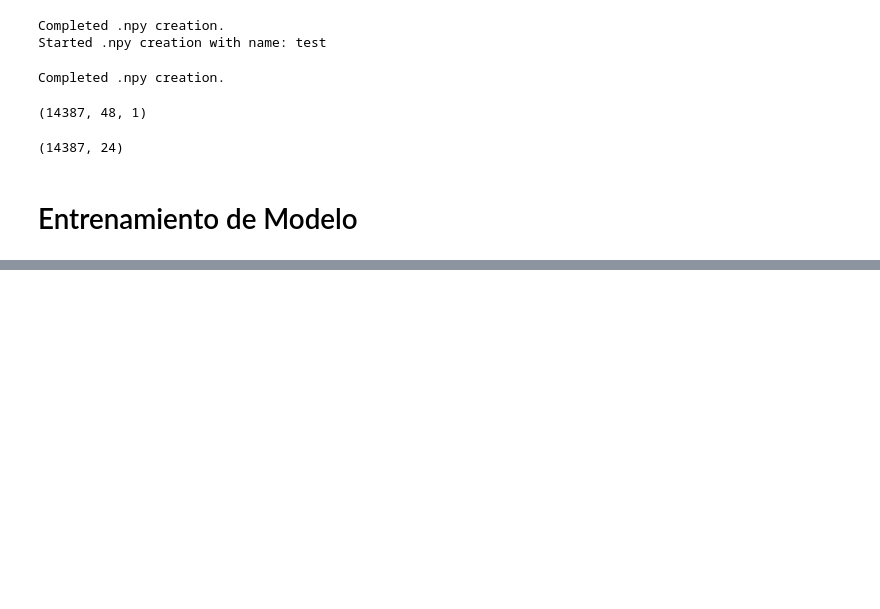
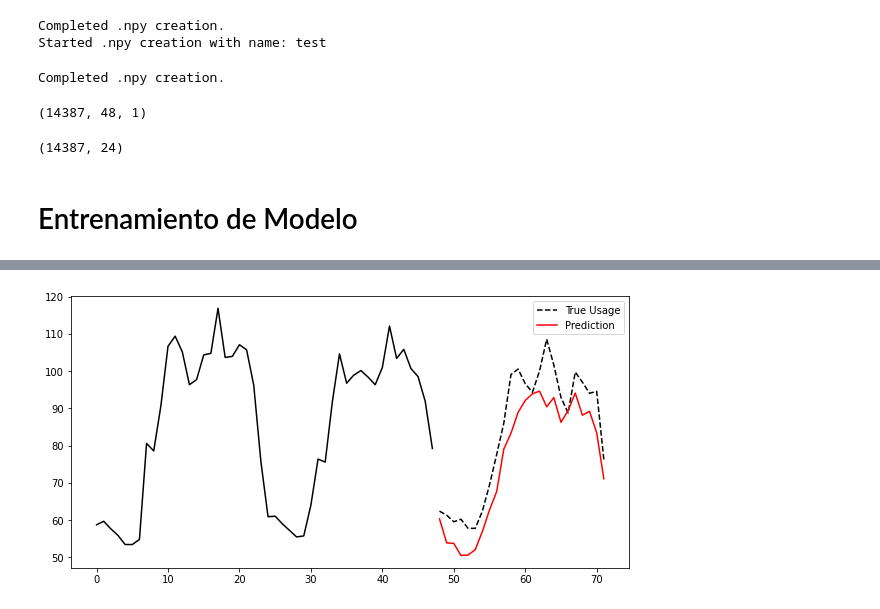
Before and after one commit to juancop/URDeepLearning, a Jupyter notebook: Forecasting/Forecasting Example.ipynb, the cells around one changed output, grey strips where cells are left out. Cells and saved outputs as stored; diff of their text form; code cells hidden in the pictures; blank space fills up the shorter version.

```diff
--- a/Forecasting/Forecasting Example.ipynb
+++ b/Forecasting/Forecasting Example.ipynb
@@ -421,0 +416,4 @@ plot_predictions(X, Y, Y_hat, 41)
+# %%
+plot_predictions(X, Y, Y_hat, 2099)
+# %% [output]
+[figure, added]
```
Also changed, not shown: parts of 43 cells of this notebook.
